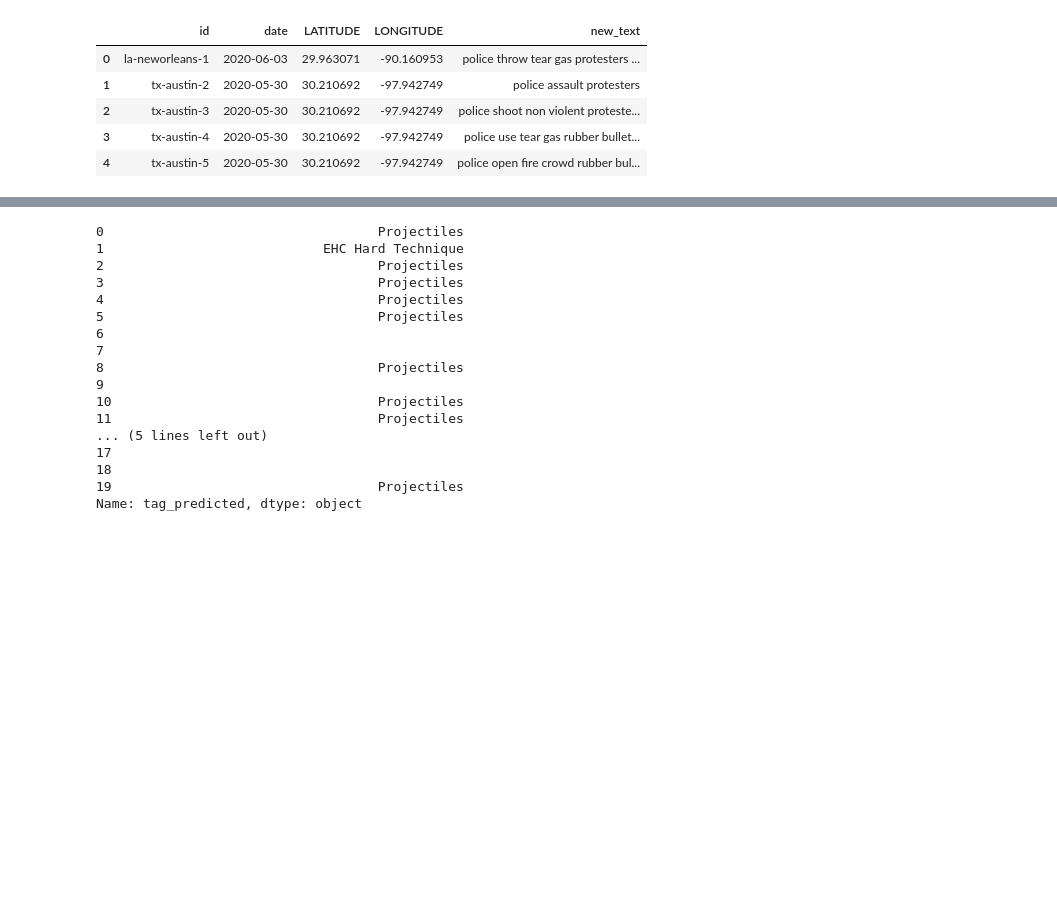
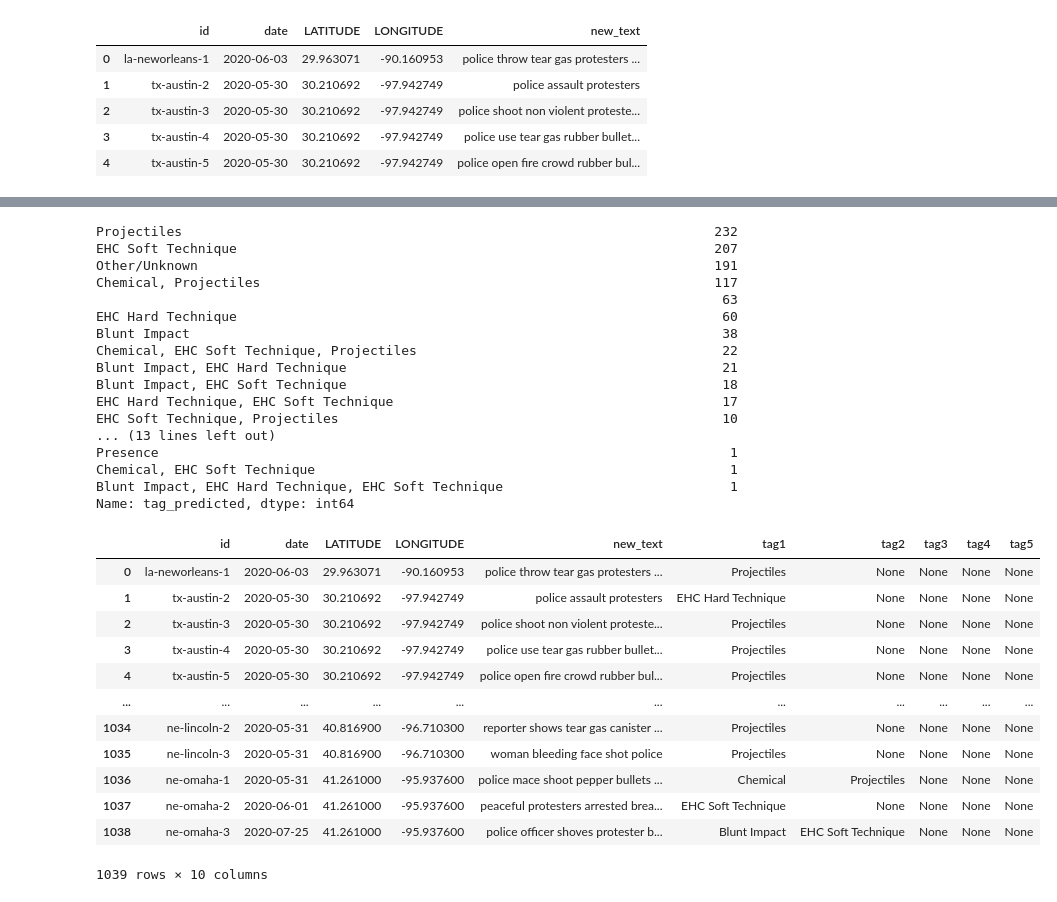
Before and after one commit to BloomTech-Labs/Labs25-Human_Rights_First-TeamC-DS, a Jupyter notebook: notebooks/Category_prediction.ipynb, the cells around one changed output, grey strips where cells are left out. Cells and saved outputs as stored; diff of their text form; code cells hidden in the pictures; blank space fills up the shorter version.

Commit message:
updated the model to include tags separated out

```diff
--- a/notebooks/Category_prediction.ipynb
+++ b/notebooks/Category_prediction.ipynb
@@ -260,8 +262,9 @@ from sklearn.metrics import f1_score
 # %% [markdown]
 We will use sklearn's OneVsRestClassifier class to solve this problem as a Binary Relevance or one-vs-all problem.
 # %%
+model = SVC()
 lr = LogisticRegression()
-clf = OneVsRestClassifier(lr)
+clf = OneVsRestClassifier(model)
 # %% [markdown]
 Finally we are going to fit our model on the train set
 # %%
@@ -399,24 +397,42 @@ Name: tag_predicted, Length: 1039, dtype: object
 # %%
 df_new['tag_predicted'] = df_new['tag_predicted'].apply(lambda x: ', '.join(x))
 # %%
-df_new.tag_predicted.head(20)
+df_new['tag_predicted'].value_counts()
 # %% [output]
-0                                   Projectiles
-1                            EHC Hard Technique
-2                                   Projectiles
-3                                   Projectiles
-4                                   Projectiles
-5                                   Projectiles
-6
-7
-8                                   Projectiles
-9
-10                                  Projectiles
-11                                  Projectiles
-... (5 lines left out)
-17
-18
-19                                  Projectiles
-Name: tag_predicted, dtype: object
+Projectiles                                                                    232
+EHC Soft Technique                                                             207
+Other/Unknown                                                                  191
+Chemical, Projectiles                                                          117
+                                                                                63
+EHC Hard Technique                                                              60
+Blunt Impact                                                                    38
+Chemical, EHC Soft Technique, Projectiles                                       22
+Blunt Impact, EHC Hard Technique                                                21
+Blunt Impact, EHC Soft Technique                                                18
+EHC Hard Technique, EHC Soft Technique                                          17
+EHC Soft Technique, Projectiles                                                 10
+... (13 lines left out)
+Presence                                                                         1
+Chemical, EHC Soft Technique                                                     1
+Blunt Impact, EHC Hard Technique, EHC Soft Technique                             1
+Name: tag_predicted, dtype: int64
+# %%
+df_new[['tag1', 'tag2', 'tag3', 'tag4', 'tag5']] = df_new.tag_predicted.str.split(', ', expand=True,)
+df_newer= df_new.drop(columns='tag_predicted')
+df_newer
+# %% [output]
+|  | id | date | LATITUDE | LONGITUDE | new_text | tag1 | tag2 | tag3 | tag4 | tag5 |
+| 0 | la-neworleans-1 | 2020-06-03 | 29.963071 | -90.160953 | police throw tear gas protesters ... | Projectiles | None | None | None | None |
+| 1 | tx-austin-2 | 2020-05-30 | 30.210692 | -97.942749 | police assault protesters | EHC Hard Technique | None | None | None | None |
+| 2 | tx-austin-3 | 2020-05-30 | 30.210692 | -97.942749 | police shoot non violent proteste... | Projectiles | None | None | None | None |
+| 3 | tx-austin-4 | 2020-05-30 | 30.210692 | -97.942749 | police use tear gas rubber bullet... | Projectiles | None | None | None | None |
+| 4 | tx-austin-5 | 2020-05-30 | 30.210692 | -97.942749 | police open fire crowd rubber bul... | Projectiles | None | None | None | None |
+| ... | ... | ... | ... | ... | ... | ... | ... | ... | ... | ... |
+| 1034 | ne-lincoln-2 | 2020-05-31 | 40.816900 | -96.710300 | reporter shows tear gas canister ... | Projectiles | None | None | None | None |
+| 1035 | ne-lincoln-3 | 2020-05-31 | 40.816900 | -96.710300 | woman bleeding face shot police | Projectiles | None | None | None | None |
+| 1036 | ne-omaha-1 | 2020-05-31 | 41.261000 | -95.937600 | police mace shoot pepper bullets ... | Chemical | Projectiles | None | None | None |
+| 1037 | ne-omaha-2 | 2020-06-01 | 41.261000 | -95.937600 | peaceful protesters arrested brea... | EHC Soft Technique | None | None | None | None |
+| 1038 | ne-omaha-3 | 2020-07-25 | 41.261000 | -95.937600 | police officer shoves protester b... | Blunt Impact | EHC Soft Technique | None | None | None |
+1039 rows × 10 columns
 # %%
 #pickle that data for use in other files
```
Also changed, not shown: parts of 20 cells of this notebook, 2 other files.
